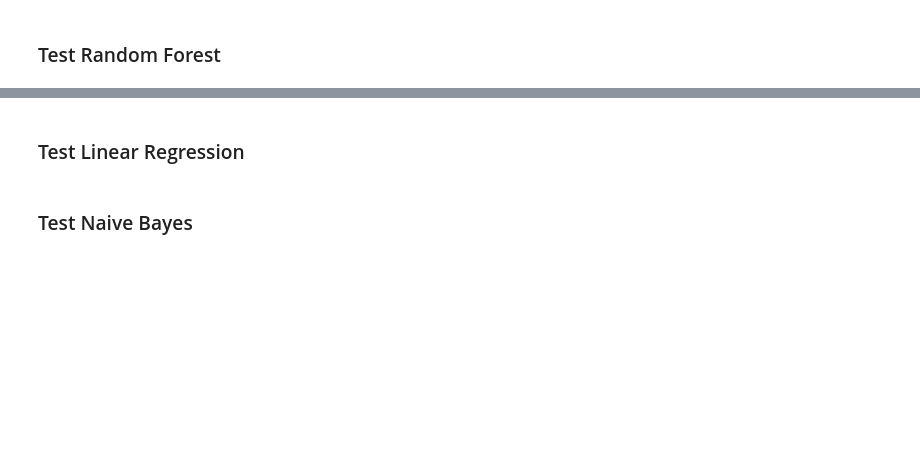
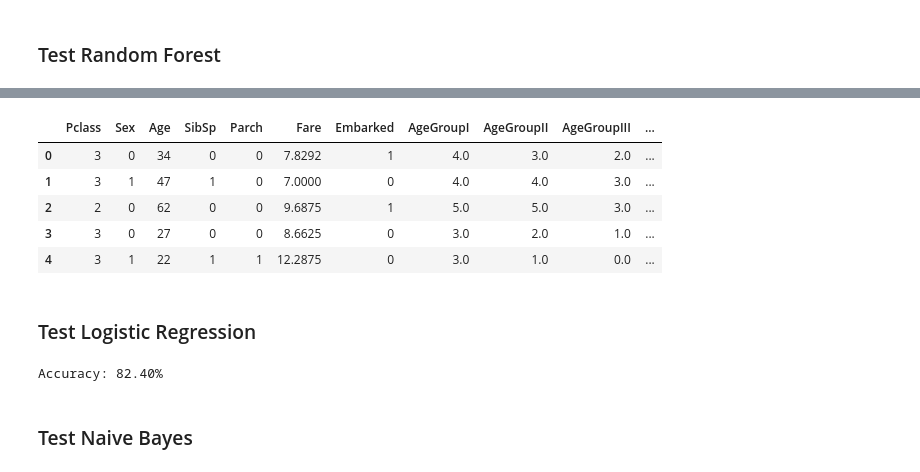
Before and after one commit to fialves/kaggle-titanic, a Jupyter notebook: notebooks/1.0-test-model.ipynb, the cells around one changed output, grey strips where cells are left out. Cells and saved outputs as stored; diff of their text form; code cells hidden in the pictures; blank space fills up the shorter version.

```diff
--- a/notebooks/1.0-test-model.ipynb
+++ b/notebooks/1.0-test-model.ipynb
@@ -98,0 +134,9 @@ rf_regressor.score(X_train,Y_train)
+# %%
+X_test_fe.head()
+# %% [output]
+|  | Pclass | Sex | Age | SibSp | Parch | Fare | Embarked | AgeGroupI | AgeGroupII | AgeGroupIII | ... |
+| 0 | 3 | 0 | 34 | 0 | 0 | 7.8292 | 1 | 4.0 | 3.0 | 2.0 | ... |
+| 1 | 3 | 1 | 47 | 1 | 0 | 7.0000 | 0 | 4.0 | 4.0 | 3.0 | ... |
+| 2 | 2 | 0 | 62 | 0 | 0 | 9.6875 | 1 | 5.0 | 5.0 | 3.0 | ... |
+| 3 | 3 | 0 | 27 | 0 | 0 | 8.6625 | 0 | 3.0 | 2.0 | 1.0 | ... |
+| 4 | 3 | 1 | 22 | 1 | 1 | 12.2875 | 0 | 3.0 | 1.0 | 0.0 | ... |
@@ -99,2 +150,2 @@ rf_regressor.score(X_train,Y_train)
 # %% [markdown]
-### Test Linear Regression
+### Test Logistic Regression
@@ -107,2 +152,14 @@ linear_regressor.score(X_train,Y_train)
+# %%
+log_regressor = LogisticRegression()
+log_regressor.fit(X_train_fe_70,Y_train_fe_70)
+prd = log_regressor.predict(X_test_fe)
+
+score = log_regressor.score(X_train_fe_30,Y_train_fe_30)
+
+print(f"Accuracy: {score:.02%}")
+
+results = results.append([['Logistic Regression', score, 'Feature Engineering']], ignore_index=True)
+# %% [output]
+Accuracy: 82.40%
 # %% [markdown]
 ### Test Naive Bayes
```
Also changed, not shown: parts of 43 cells of this notebook, 2 other files.
